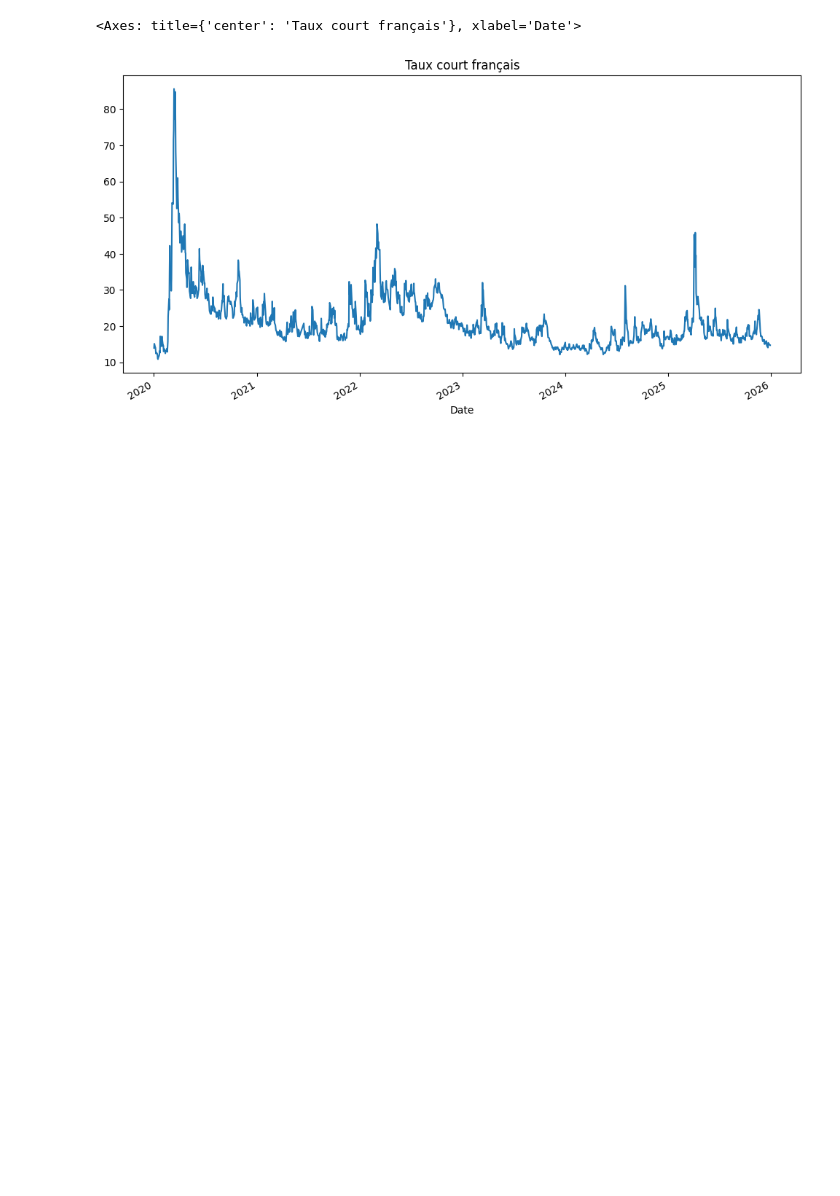
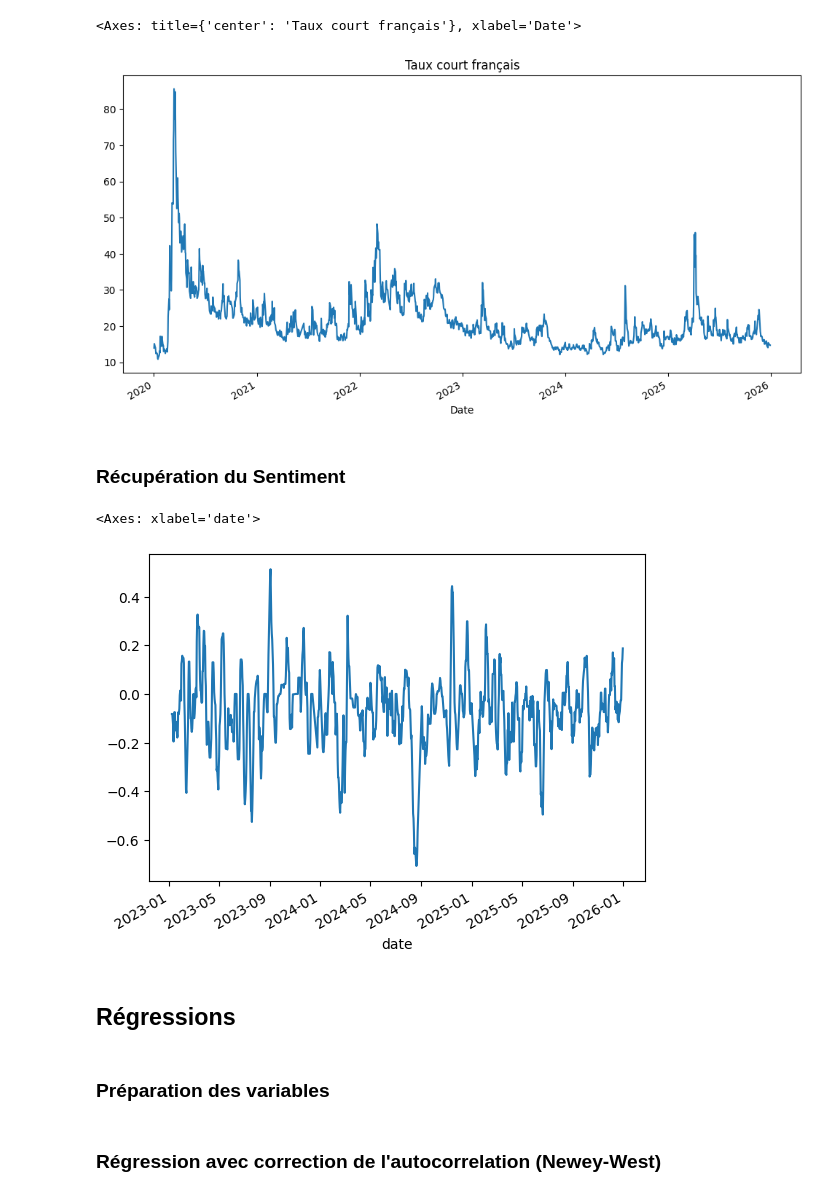
Before and after one commit to elyanrgn/Nowcasting_ENSAE, a Jupyter notebook: src/3_LinearReg/compute_residuals.ipynb, the cells around one changed output. Cells and saved outputs as stored; diff of their text form; code cells hidden in the pictures; blank space fills up the shorter version.

```diff
--- a/src/3_LinearReg/compute_residuals.ipynb
+++ b/src/3_LinearReg/compute_residuals.ipynb
@@ -320,33 +296,42 @@ volatality_euro_stock.plot(figsize=(12, 6), title="Taux court français")
 # %% [output]
 <Axes: title={'center': 'Taux court français'}, xlabel='Date'>
 [figure]
+# %% [markdown]
+### Récupération du Sentiment
 # %%
-sentiments = pd.read_csv("..\\..\\data\\news_processed\\aggregated_daily_finbert_2025.csv", index_col=0, parse_dates=True)
+sentiments = pd.read_csv("..//..//data//news_processed//aggregated_daily_finbert_2025.csv", index_col=0, parse_dates=True)
 
 sent = sentiments['diff_ma7'].dropna()
 sentiment_FR_2025 = sentiments['sent_fr_ma7'].dropna()
 sentiment_DE_2025 = sentiments['sent_de_ma7'].dropna()
 
-sentiments = pd.read_csv("..\\..\\data\\news_processed\\aggregated_daily_finbert2024.csv", index_col=0, parse_dates=True)
+sentiments = pd.read_csv("..//..//data//news_processed//aggregated_daily_finbert2024.csv", index_col=0, parse_dates=True)
 
 sent = sentiments['diff_ma7'].dropna()
 sentiment_FR_2024 = sentiments['sent_fr_ma7'].dropna()
 sentiment_DE_2024 = sentiments['sent_de_ma7'].dropna()
 
 
-sentiments = pd.read_csv("..\\..\\data\\news_processed\\aggregated_daily_finbert2023.csv", index_col=0, parse_dates=True)
+sentiments = pd.read_csv("..//..//data//news_processed//aggregated_daily_finbert2023.csv", index_col=0, parse_dates=True)
 
 sent = sentiments['diff_ma7'].dropna()
 sentiment_FR_2023 = sentiments['sent_fr_ma7'].dropna()
 sentiment_DE_2023 = sentiments['sent_de_ma7'].dropna()
 
 sentiment_FR = pd.concat([sentiment_FR_2023, sentiment_FR_2024, sentiment_FR_2025])
 sentiment_DE = pd.concat([sentiment_DE_2023, sentiment_DE_2024, sentiment_DE_2025])
 
 sentiment_FR.plot()
+# %% [output]
+<Axes: xlabel='date'>
+[figure, added]
 # %%
 sentiment_FR_lag = sentiment_FR.shift(1)
 sentiment_FR_lag = sentiment_FR_lag.fillna(method='ffill').fillna(method='bfill') #Information disponible à la fin de la journée précédente, on peut faire du forward fill pour les premiers jours et du backward fill pour les derniers jours (si jamais il y a des trous)
 sentiment_DE_lag = sentiment_DE.shift(1)
 sentiment_DE_lag = sentiment_DE_lag.fillna(method='ffill').fillna(method='bfill') #Information disponible à la fin de la journée précédente, on peut faire du forward fill pour les premiers jours et du backward fill pour les derniers jours (si jamais il y a des trous)
+# %% [markdown]
+## Régressions
+# %% [markdown]
+### Préparation des variables
 # %%
@@ -396,2 +379,4 @@ daily_factors = pd.DataFrame({
 }, index=common_idx).sort_index()
+# %% [markdown]
+### Régression avec correction de l'autocorrelation (Newey-West)
 # %%
```
Also changed, not shown: parts of 31 cells of this notebook.
